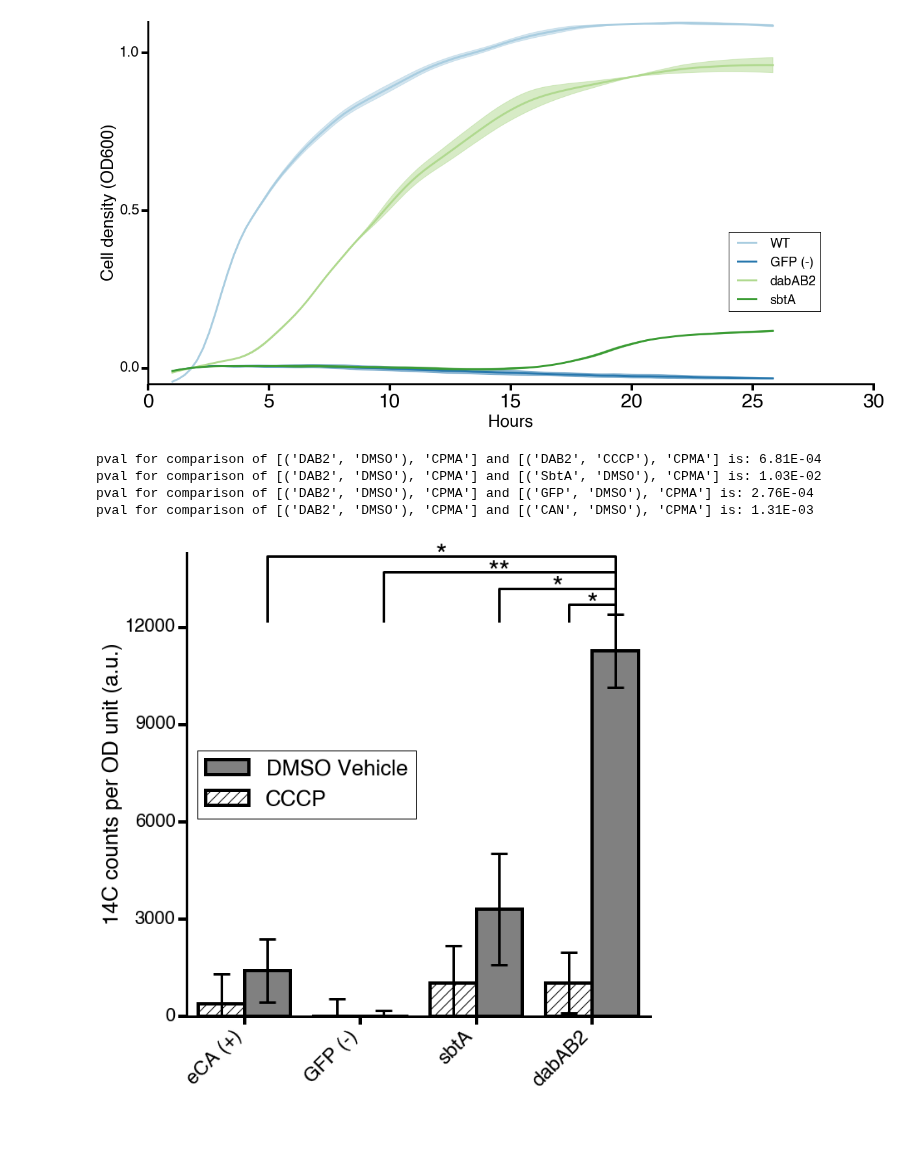
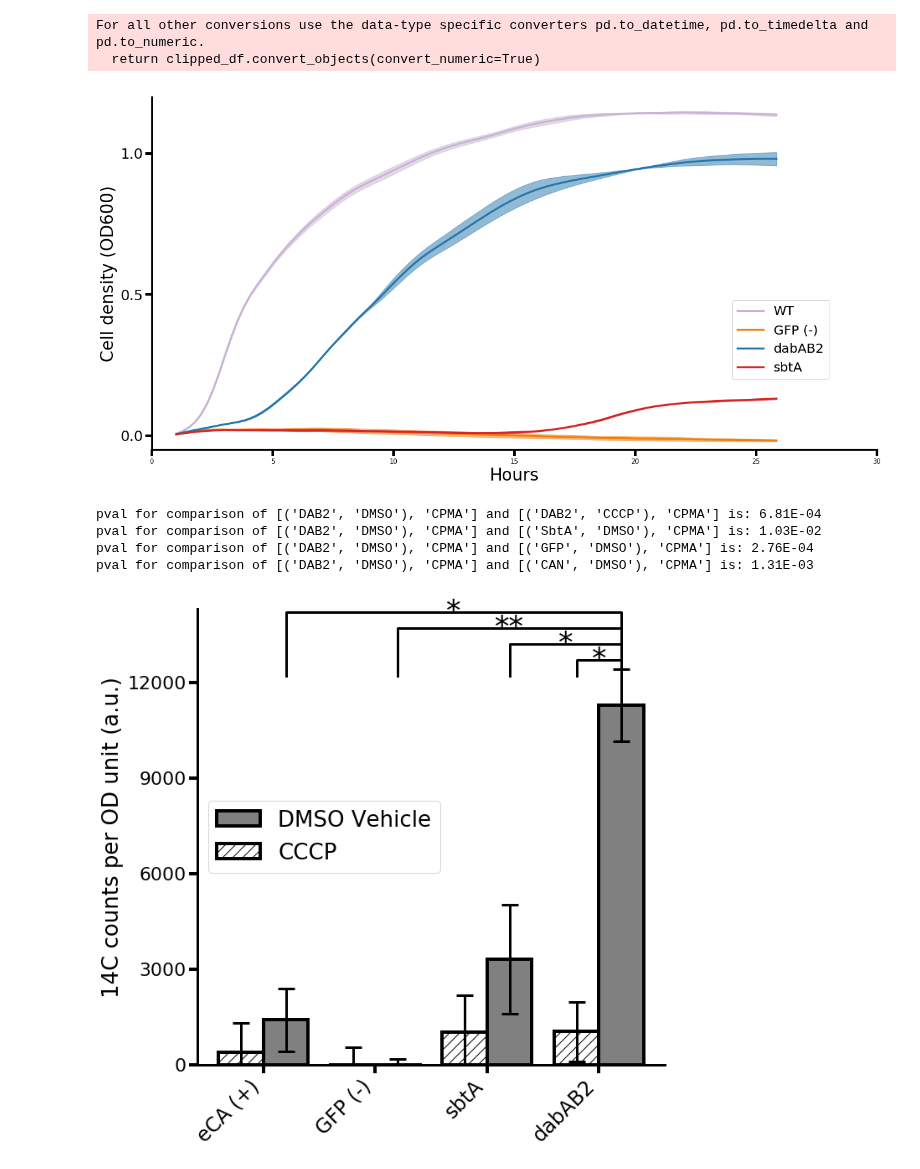
Before and after one commit to jackdesmarais/DabTransporterPaper, a Jupyter notebook: scripts/figure 3 CAFree complementation by DAB.ipynb, the cells around one changed output. Cells and saved outputs as stored; diff of their text form; code cells hidden in the pictures; blank space fills up the shorter version.

```diff
--- a/scripts/figure 3 CAFree complementation by DAB.ipynb
+++ b/scripts/figure 3 CAFree complementation by DAB.ipynb
@@ -295,6 +295,6 @@ CA domain pct: 0.328635
 # %%
 def prepAndNormalize(ps,timecourse,cutoffTime):
-    blanked = timecourse.blank()
+    blanked = timecourse.blank(n_skip=0,n_av=3)
     smoothed = blanked.smooth()
     data = smoothed.data_for_label('abs600')
     yld = smoothed.GrowthYieldCutoff(cutoffTime,density_label='abs600')
@@ -408,7 +410,7 @@ ps = PlateSpec.FromFile('../data/tecantaloupe/growth/plate_specs/2018_02_07_oper
 
 parser = SavageLabM1000Excel()
 timecourse = parser.ParseFromFilename('../data/tecantaloupe/growth/data/2018_02_09_CAFree_operon1_rescue_experiment_metal_KO_later.xlsx')
-blanked = timecourse.blank()
+blanked = timecourse.blank(n_skip=0,n_av=3)
 smoothed = blanked.smooth()
 
 means = smoothed.mean_by_name(ps)
@@ -429,12 +431,20 @@ to_plot = [
     ('CAF+pFE-DAB2_wt', 'dabAB2'),
 ]
 
+colors = {
+    'WT':qual_palette[8],
+    'GFP (-)':qual_palette[7],
+    'hCA (+)':qual_palette[9],
+    'dabAB2':qual_palette[1],
+    'dabB2':qual_palette[5],
+    'dabA2':qual_palette[3],
+}
 
 labels = [name for label, name in to_plot]
 
 for i, tp in enumerate(to_plot):
     c,label = tp
-    color = qual_palette[i % len(qual_palette)]
+    color = colors[label]
     plt.fill_between(time_h, mean_OD[c] - sems_OD[c], mean_OD[c] + sems_OD[c],
                      color=color, alpha=0.5)
     plt.plot(time_h, mean_OD[c], label=label, color=color,lw=3)
@@ -448,7 +458,7 @@ plt.xlabel('Hours', fontsize=26)
 plt.tick_params(axis='both', direction='out', bottom='on', left='on', top='off', right='off',
                 length=10, width=4)
 plt.yticks([0, 0.5, 1.0], fontsize=22)
-plt.ylim(-0.05, 1.1)
+plt.ylim(-0.05, 1.2)
     # Hide the right and top spines
 ax.spines['right'].set_visible(False)
 ax.spines['top'].set_visible(False)
@@ -477,7 +486,7 @@ ps = PlateSpec.FromFile('../data/tecantaloupe/growth/plate_specs/2018_04_02_pFA_
 
 parser = SavageLabM1000Excel()
 timecourse = parser.ParseFromFilename('../data/tecantaloupe/growth/data/2018_04_04_DAB2_ethoxazolamide.xlsx')
-blanked = timecourse.blank()
+blanked = timecourse.blank(n_skip=0,n_av=3)
 smoothed = blanked.smooth()
 
 means = smoothed.mean_by_name(ps)
@@ -500,43 +509,53 @@ to_plot = [
 #     ('CAF+pFA-SbtA+atc', 'sbtA induced'),
 ]
 
+colors = {
+    'WT':qual_palette[8],
+    'GFP (-)':qual_palette[7],
+    'hCA (+)':qual_palette[9],
+    'dabAB2':qual_palette[1],
+    'sbtA':qual_palette[5],
+}
+
 
 labels = [name for label, name in to_plot]
 
 for i, tp in enumerate(to_plot):
     c,label = tp
-    color = qual_palette[i % len(qual_palette)]
+    color = colors[label]
     plt.fill_between(time_h, mean_OD[c] - sems_OD[c], mean_OD[c] + sems_OD[c],
                      color=color, alpha=0.5)
     plt.plot(time_h, mean_OD[c], label=label, color=color,lw=3)
 
 plt.xlim(0,30)
 
 plt.ylabel('Cell density (OD600)', fontsize=26)
 plt.xlabel('Hours', fontsize=26)
 
 # plt.xticks(xs, labels, rotation=45, fontsize=24, ha='right')
 plt.tick_params(axis='both', direction='out', bottom='on', left='on', top='off', right='off',
                 length=10, width=4)
 plt.yticks([0, 0.5, 1.0], fontsize=22)
-plt.ylim(-0.05, 1.1)
+plt.ylim(-0.05, 1.2)
     # Hide the right and top spines
 ax.spines['right'].set_visible(False)
 ax.spines['top'].set_visible(False)
 
 # Only show ticks on the left and bottom spines
 ax.yaxis.set_ticks_position('left')
 ax.xaxis.set_ticks_position('bottom')
 
 #     change axis weight
 ax.spines['left'].set_linewidth(3)
 ax.spines['bottom'].set_linewidth(3)
 plt.legend(loc=[.8,.2],fontsize=20)
 
 plt.savefig('fig3/fig3S3.eps',format='eps',bbox_inches='tight')
 plt.show()
 # %% [output]
+For all other conversions use the data-type specific converters pd.to_datetime, pd.to_timedelta and pd.to_numeric.
+  return clipped_df.convert_objects(convert_numeric=True)
-[figure, old version]
+[figure, new version]
 # %%
 fig,ax = plt.subplots(figsize=(10,10))
 
@@ -662,4 +681,4 @@ pval for comparison of [('DAB2', 'DMSO'), 'CPMA'] and [('DAB2', 'CCCP'), 'CPMA']
 pval for comparison of [('DAB2', 'DMSO'), 'CPMA'] and [('SbtA', 'DMSO'), 'CPMA'] is: 1.03E-02
 pval for comparison of [('DAB2', 'DMSO'), 'CPMA'] and [('GFP', 'DMSO'), 'CPMA'] is: 2.76E-04
 pval for comparison of [('DAB2', 'DMSO'), 'CPMA'] and [('CAN', 'DMSO'), 'CPMA'] is: 1.31E-03
-[figure, old version]
+[figure, new version]
```
Also changed, not shown: parts of 6 cells of this notebook, 18 other files.
